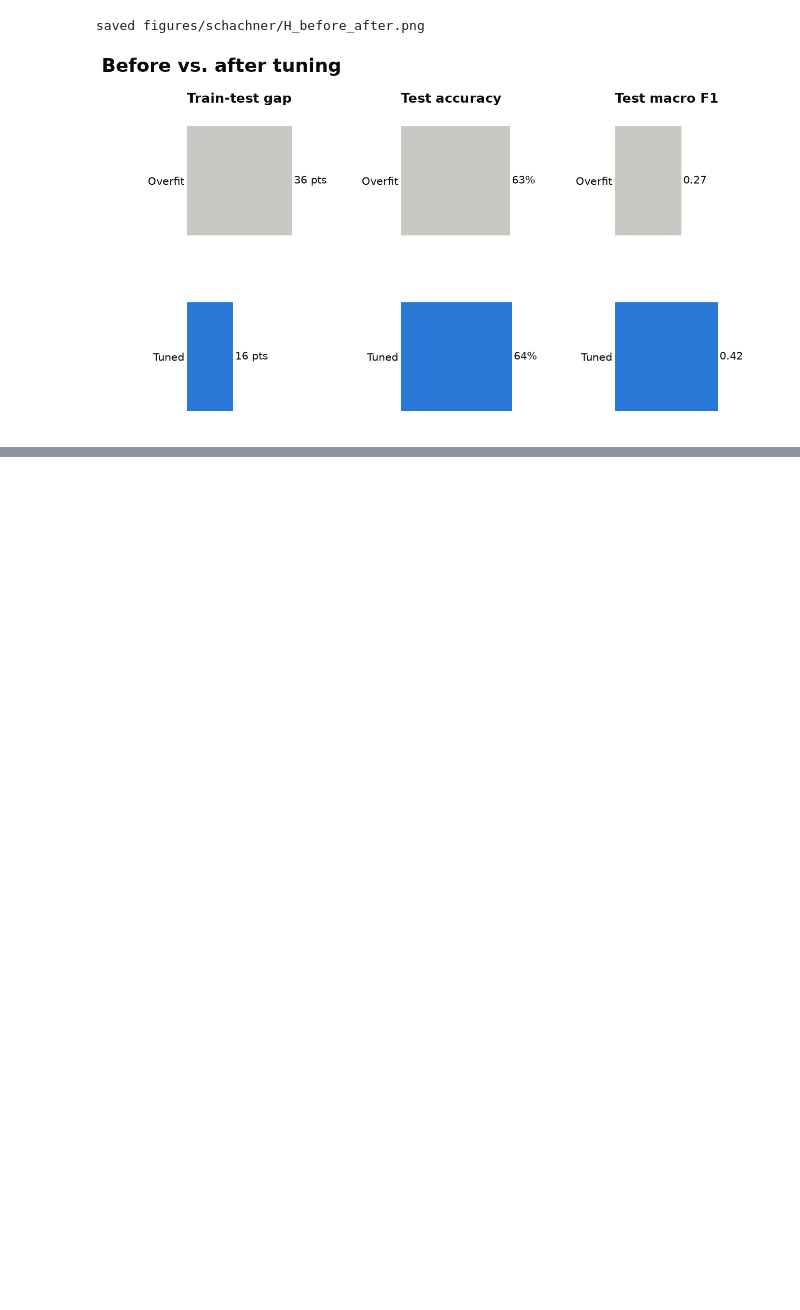
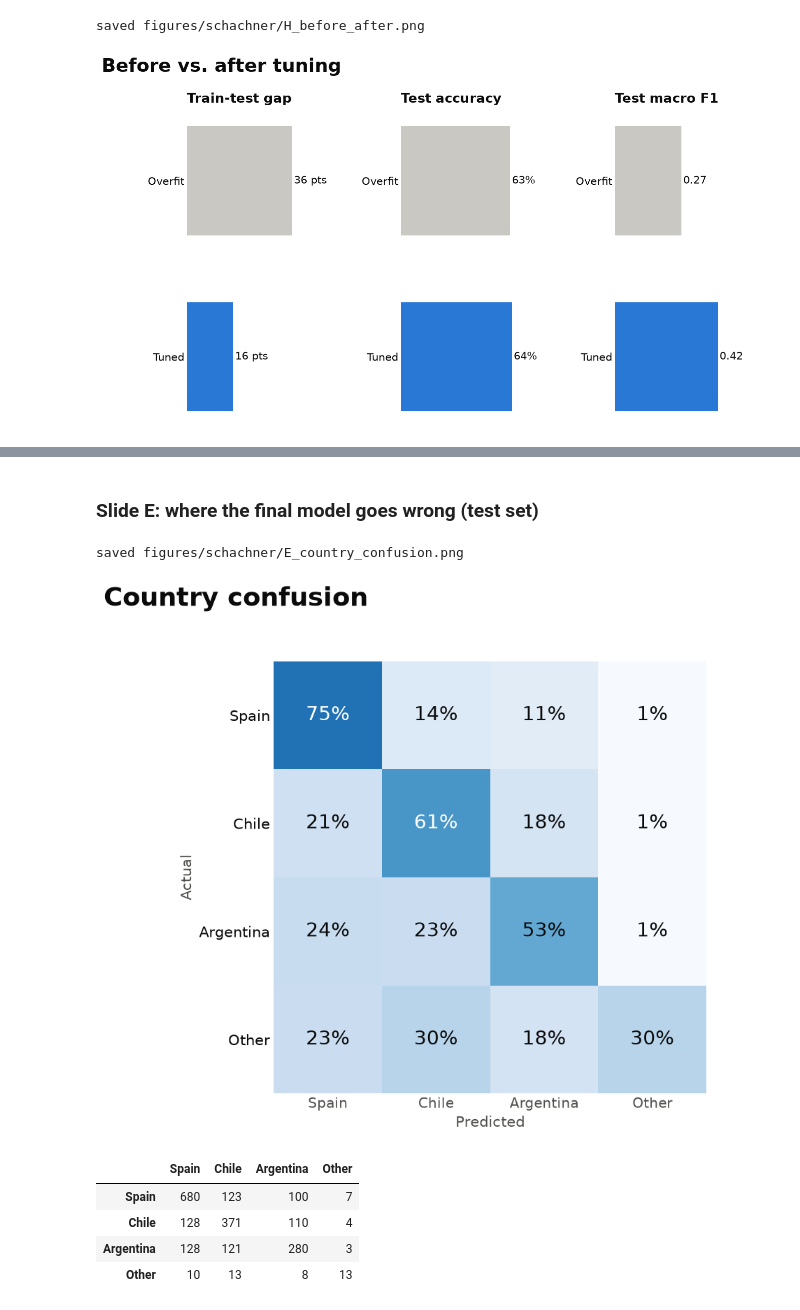
Before and after one commit to HudsonPifer1217/Data4401WineReviews, a Jupyter notebook: Schachner_model.ipynb, the cells around one changed output, grey strips where cells are left out. Saved outputs shown, nothing was run; the diff lists cells and outputs as text; code cells hidden in the pictures; blank space fills up the shorter version.

```diff
--- a/Schachner_model.ipynb
+++ b/Schachner_model.ipynb
@@ -1062,3 +1096,40 @@ saved figures/schachner/H_before_after.png
+# %% [markdown]
+### Slide E: where the final model goes wrong (test set)
+# %%
+vec, clf = final_models[FINAL]
+y_final = cv_test["country"].to_numpy()
+pred_final = clf.predict(vec.transform(cv_test["description"]))
+group = lambda a: np.where(np.isin(a, MAIN), a, "Other")
+labels = MAIN + ["Other"]
+cm = confusion_matrix(group(y_final), group(pred_final), labels=labels)
+share = cm / cm.sum(axis=1, keepdims=True)
+
+with plt.rc_context(SLIDE_RC):
+    fig, ax = plt.subplots(figsize=(10, 7.5))
+    ax.imshow(share, cmap="Blues", vmin=0, vmax=1)
+    for i, j in np.ndindex(cm.shape):
+        ax.text(j, i, f"{share[i, j]:.0%}", ha="center", va="center", fontsize=18,
+                color="white" if share[i, j] > 0.55 else INK)
+    ax.set_xticks(range(4), labels)
+    ax.set_yticks(range(4), labels)
+    ax.set_xlabel("Predicted")
+    ax.set_ylabel("Actual")
+    ax.tick_params(length=0)
+    for s in ax.spines.values():
+        s.set_visible(False)
+    slide_title(fig, "Country confusion")
+    fig.subplots_adjust(top=0.86)
+    save_slide(fig, "E_country_confusion")
+    plt.show()
+pd.DataFrame(cm, index=labels, columns=labels)
+# %% [output]
+saved figures/schachner/E_country_confusion.png
+[figure, added]
+|  | Spain | Chile | Argentina | Other |
+| Spain | 680 | 123 | 100 | 7 |
+| Chile | 128 | 371 | 110 | 4 |
+| Argentina | 128 | 121 | 280 | 3 |
+| Other | 10 | 13 | 8 | 13 |
 # %% [markdown]
 ## Takeaways
 
```
Also changed, not shown: parts of 10 cells of this notebook, 2 other files.
